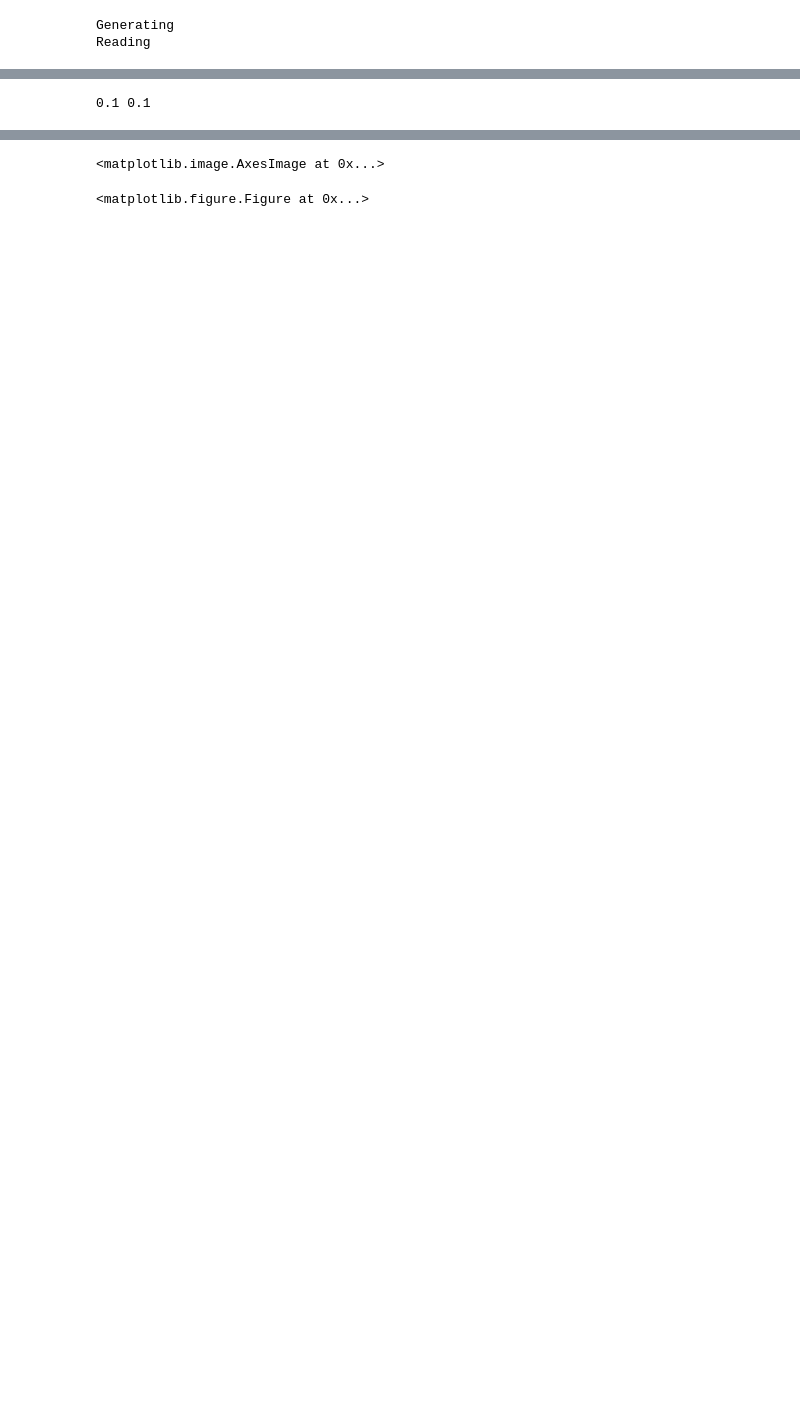
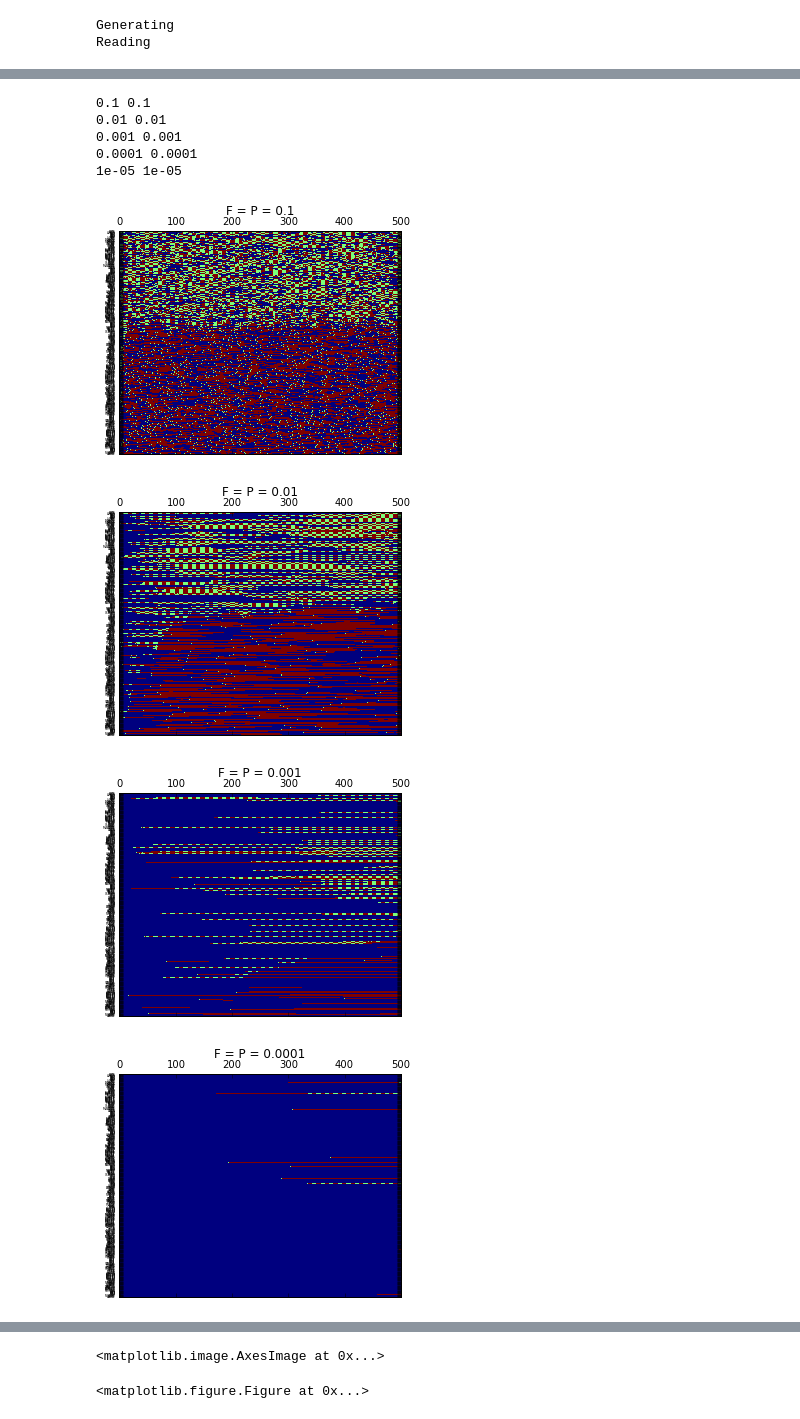
Before and after one commit to openworm/neuronal-analysis, a Jupyter notebook: laboratory/Temporal Clustering.ipynb, the cells around one changed output, grey strips where cells are left out. Cells and saved outputs as stored; diff of their text form; code cells hidden in the pictures; blank space fills up the shorter version.

Commit message:
final visualizations

```diff
--- a/laboratory/Temporal Clustering.ipynb
+++ b/laboratory/Temporal Clustering.ipynb
@@ -150,7 +181,3 @@ class TopologicalSimulator:
             history[i] = np.array(self.states)
 
         return history
-# %%
-f,ax = subplots(1,6, figsize=(10*5, 20))
-# %%
-a = ax[0]
@@ -159,21 +184,32 @@ a.set_xticklabels?
 # %%
-%matplotlib osx
-f,ax = subplots(1,1, figsize=(10*3, 20))
+%matplotlib inline
+# f,ax = subplots(5,1, figsize=(10*3, 20*5))
 from itertools import product
-for j, pos in enumerate(product(range(1), range(1))):
+for j, pos in enumerate(product(range(5), range(1))):
     x,y = pos
+    f, ax = subplots(1,1)
+    a = ax
     i = j+1
     sim = TopologicalSimulator(matg )
     f = p = 10**(-i)
     print f,p
     results1 = sim.run(500, f,p)
-    ax.matshow(results1.T)
-    ax.set_title('F = P = {0}'.format(f))
+    a.matshow(results1.T)
+    a.set_title('F = P = {0}'.format(f))
     nodes = connectome.nodes()
-    ax.set_yticks(arange(len(nodes)))
-    ax.set_yticklabels(nodes,rotation='horizontal',size='3')
+    a.set_yticks(arange(len(nodes)))
+    a.set_yticklabels(nodes,rotation='horizontal',size='3')
+    savefig('/Users/akivalipshitz/Desktop/timeseries{0}.jpg'.format(j),dpi=400)
+
 # matshow(results1)
 # f.tight_layout()
-# savefig('/Users/akivalipshitz/Desktop/timeseries.jpg')
 # %% [output]
 0.1 0.1
+0.01 0.01
+0.001 0.001
+0.0001 0.0001
+1e-05 1e-05
+[figure, added]
+[figure, added]
+[figure, added]
+[figure, added]
```
Also changed, not shown: parts of 6 cells of this notebook.
